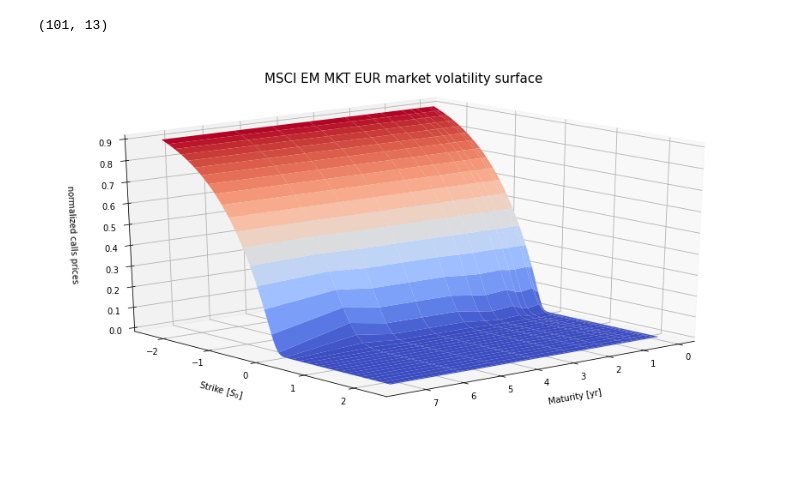
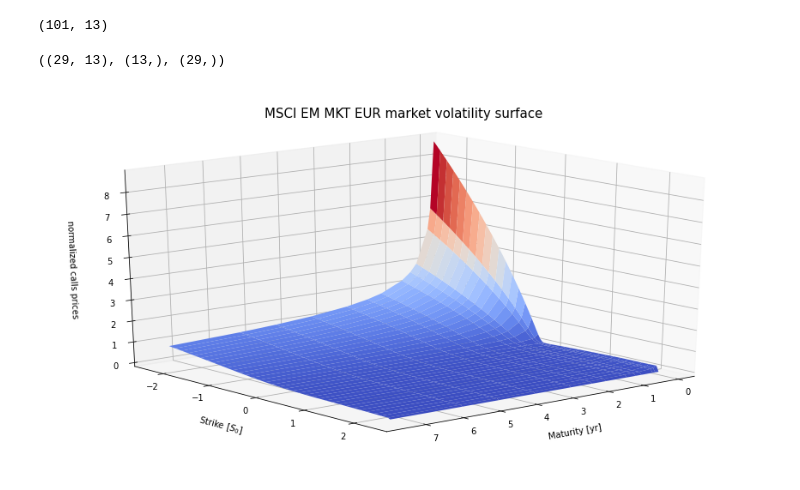
Before and after one commit to stefano-polo/reinforcement_learning_option_on_tvs, a Jupyter notebook: Local_Volatility_model.ipynb, the cells around one changed output. Saved outputs shown, nothing was run; the diff lists cells and outputs as text; code cells hidden in the pictures.

```diff
--- a/Local_Volatility_model.ipynb
+++ b/Local_Volatility_model.ipynb
@@ -331,7 +331,7 @@ def call_options_pricer(maturities, L_t, h_min, h_max, L_h, eta_curve, method =
         if i ==1:
             matrix_call = np.stack((matrix_call,algorithm(matrix_call,L_t,L_h, h_grid, Delta_h, Delta_t, eta_curve)),axis=1)
         if i>1:
-            matrix_call = np.insert(matrix_call,-1,algorithm(matrix_call.T[i-1],L_t,L_h, h_grid, Delta_h, Delta_t, eta_curve),axis=1)
+            matrix_call = np.insert(matrix_call,len(matrix_call.T),algorithm(matrix_call.T[i-1],L_t,L_h, h_grid, Delta_h, Delta_t, eta_curve),axis=1)
 
     return matrix_call
 # %%
@@ -368,26 +368,33 @@ calls.shape
 def from_price_to_vola(matrix_call, maturities, h):
     vola_matrix = np.zeros(matrix_call.shape)
     k = exp(h)
-    for i in range(len(maturities)):
-        for i in range(len(h)):
-            vola_matrix[i,j] = lbr.implied_volatility_from_a_transformed_rational_guess(matrix_call[i],)
+    for i in range(len(h)):
+        for j in range(len(maturities)):
+            vola_matrix[i,j] = lbr.implied_volatility_from_a_transformed_rational_guess(matrix_call[i,j],1,exp(h[i]),maturities[j],1)
+    return vola_matrix
+# %%
+vola = from_price_to_vola(calls,maturities,h)
+# %%
+market_vola.shape, vola_maturities.shape, vola_strikes.shape
+# %% [output]
+((29, 13), (13,), (29,))
 # %%
 fig = plt.figure(figsize=(15,8))
 ax = fig.add_subplot(111, projection='3d')
 X,Y = np.meshgrid(maturities,h_grid )
-Z = calls
+Z = vola
 
 ax.plot_surface(X, Y,Z , cmap=cm.coolwarm, linewidth=1,antialiased=True)
 
 ax.set_ylabel('Strike [$S_0$]',labelpad=15)
 ax.set_xlabel('Maturity [yr]',labelpad=15)
 ax.set_zlabel('normalized calls prices',labelpad=13)
 plt.title(names[int(index_equity[0]-1)]+' market volatility surface',fontsize=15)
 ax.view_init(20, 50)
 #plt.savefig('gra1hs/ATM_PriceDiff_BS_Market.png')
 plt.show()
 # %% [output]
-[figure, old version]
+[figure, new version]
 # %%
 def function(time,price,market_data,market_strikes,market_vola):
     matrix_interpolated = interp1d(market_strikes,market_vola,axis=0,fill_value="extrapolate")(price)
```
Also changed, not shown: parts of 5 cells of this notebook, 11 other files.
